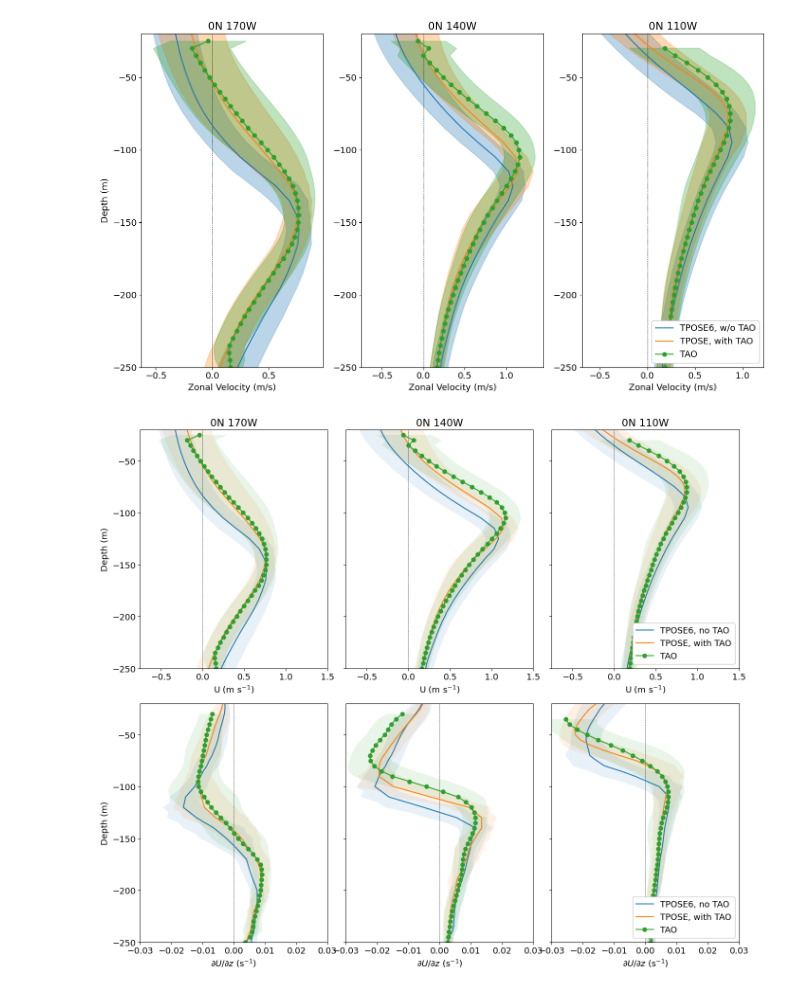
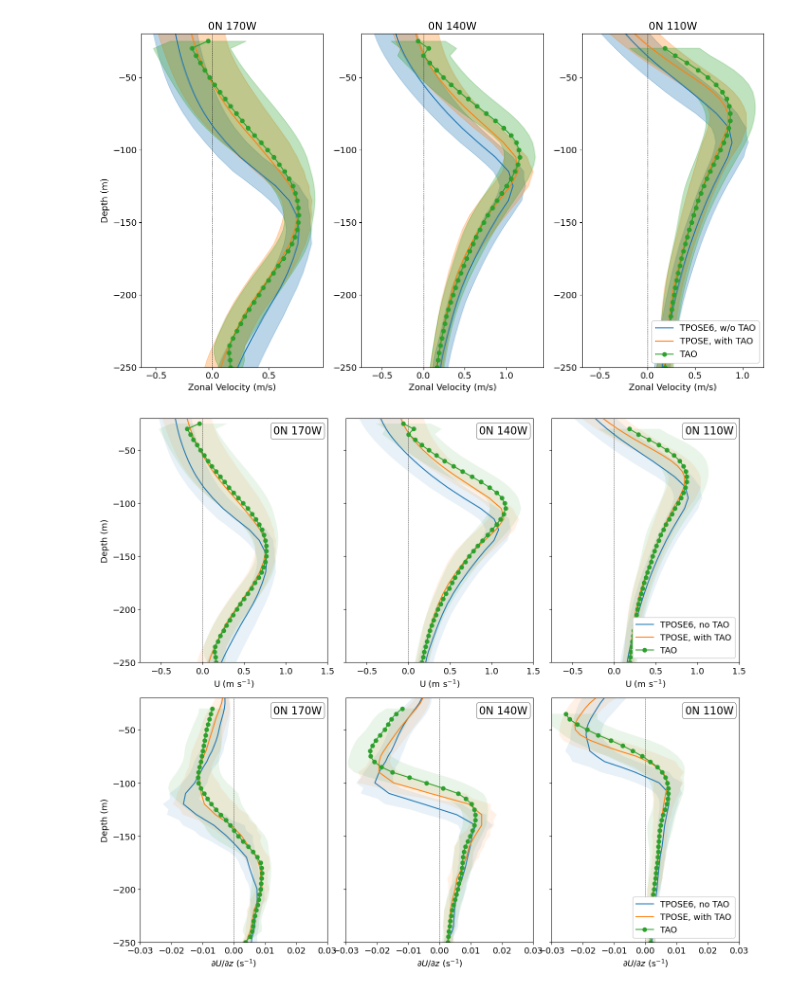
Before and after one commit to eldavenport/TPOSE6_VelocityAssim, a Jupyter notebook: TPOSE_TAO/OSM26_Figures.ipynb, the cells around one changed output. Saved outputs shown, nothing was run; the diff lists cells and outputs as text; code cells hidden in the pictures.

Commit message:
updating OSM Figure formatting

```diff
--- a/TPOSE_TAO/OSM26_Figures.ipynb
+++ b/TPOSE_TAO/OSM26_Figures.ipynb
@@ -225,7 +225,7 @@ for i, (xg, title) in enumerate(zip(XGs, titles)):
         alpha=0.1
     )
 
-    ax[0, i].set_title(title)
+    ax[0, i].set_title('')
     ax[0, i].set_ylim(-250, -20)
     ax[0, i].set_xlim(-0.75, 1.5)
     ax[0, i].set_xlabel('U (m s$^{-1}$)')
@@ -266,34 +266,50 @@ for i, (xg, title) in enumerate(zip(XGs, titles)):
     ax[1, i].fill_betweenx(
         m_withTAO.Z,
         m_withTAO - s_withTAO,
         m_withTAO + s_withTAO,
         alpha=0.1
     )
 
     ax[1, i].fill_betweenx(
         dsTAO.Z,
         m_TAO - s_TAO,
         m_TAO + s_TAO,
         alpha=0.1
     )
 
     ax[1, i].set_title('')
     ax[1, i].set_ylim(-250, -20)
     ax[1, i].set_xlim(-0.03, 0.03)
     ax[1, i].set_xlabel(r'$\partial U / \partial z$ (s$^{-1}$)')
     ax[1, i].set_ylabel('')
 
+    # Set title in upper right corner of each subplot
+    for r in [0, 1]:
+        ax[r, i].text(
+            0.97, 0.97, title,
+            transform=ax[r, i].transAxes,
+            ha='right', va='top',
+            fontsize=16,
+            bbox=dict(
+                boxstyle='round,pad=0.25',
+                facecolor='white',
+                edgecolor='k',
+                linewidth=0.5,
+                alpha=0.9
+            )
+        )
+
 
 ax[0, 0].set_ylabel('Depth (m)')
 ax[1, 0].set_ylabel('Depth (m)')
 
 ax[0, 2].legend(loc='lower right', framealpha=1)
 ax[1, 2].legend(loc='lower right', framealpha=1)
 
 plt.tight_layout()
 fig.savefig(foldername + 'UV_and_shear_mean_prof.png')
 # %% [output]
-[figure, old version]
+[figure, new version]
 # %%
 client.shutdown()
 cluster.close()
```
Also changed, not shown: 1 other file.
